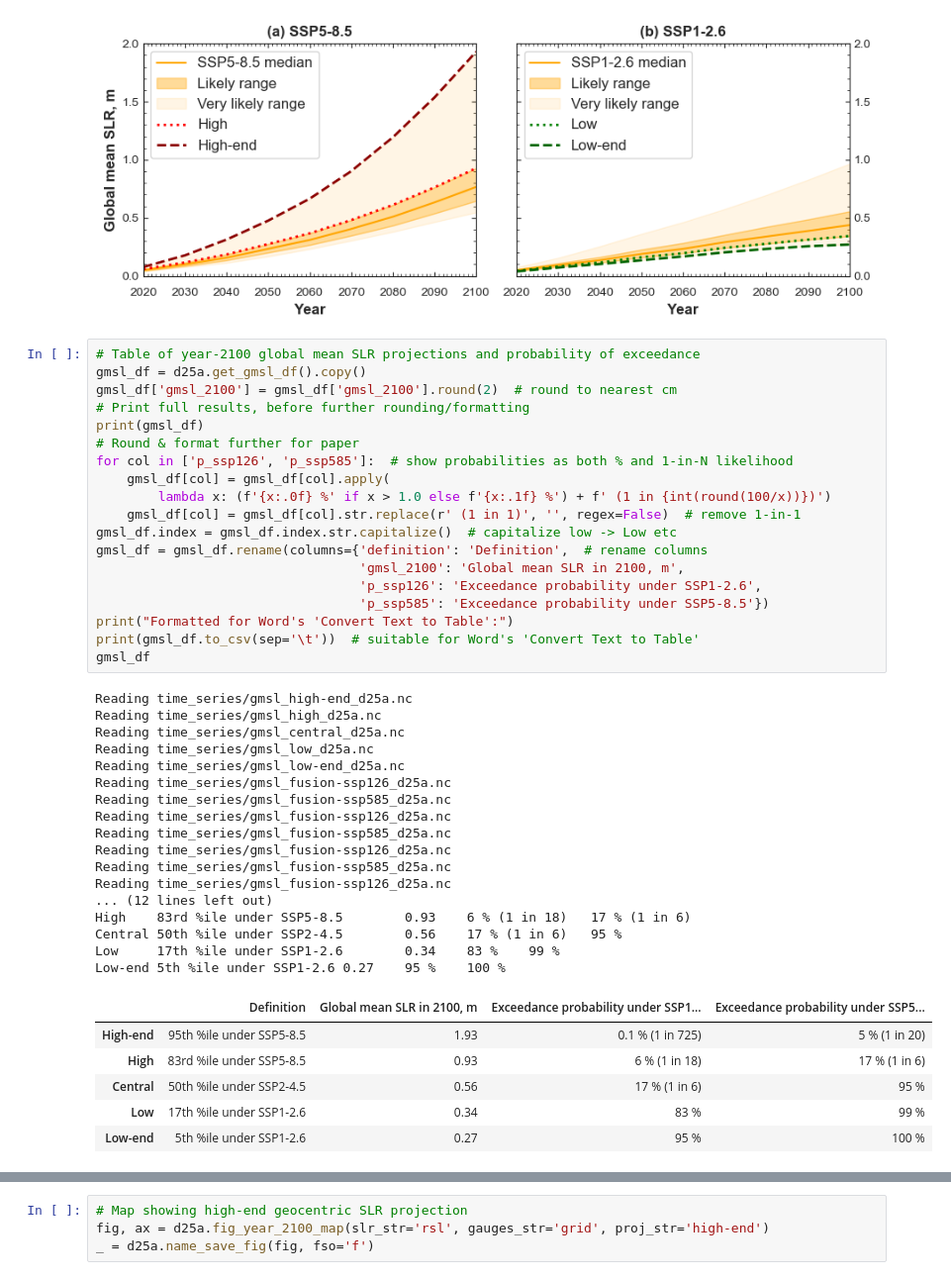
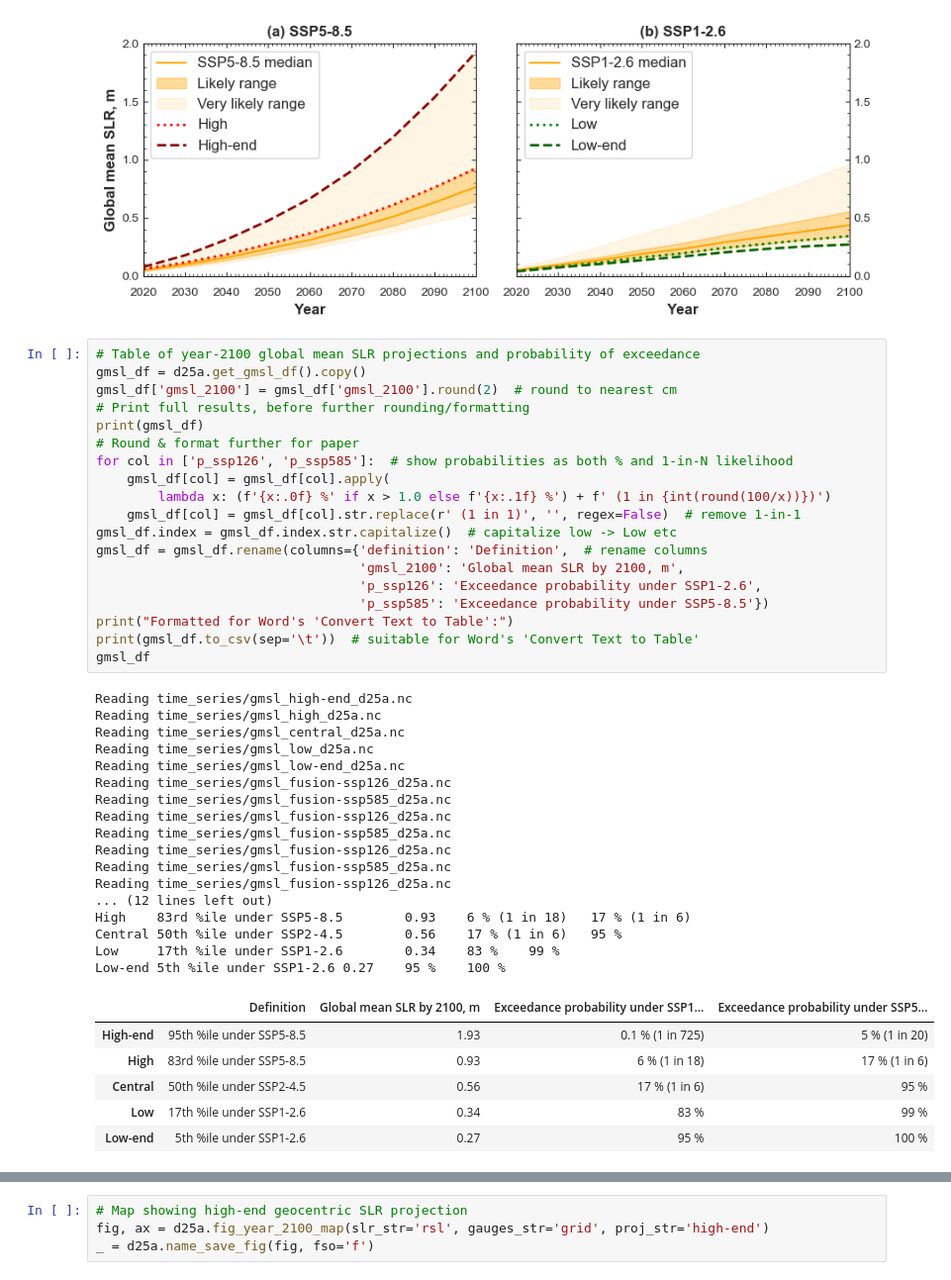
Before and after one commit to grandey/d25a-rsl-fusion, a Jupyter notebook: figs_d25a.ipynb, the cells around one changed output, grey strips where cells are left out. Shown at 99% size. Saved outputs shown, nothing was run; the diff lists cells and outputs as text.

```diff
--- a/figs_d25a.ipynb
+++ b/figs_d25a.ipynb
@@ -57,35 +57,35 @@ print(gmsl_df)
 # Round & format further for paper
 for col in ['p_ssp126', 'p_ssp585']:  # show probabilities as both % and 1-in-N likelihood
     gmsl_df[col] = gmsl_df[col].apply(
         lambda x: (f'{x:.0f} %' if x > 1.0 else f'{x:.1f} %') + f' (1 in {int(round(100/x))})')
     gmsl_df[col] = gmsl_df[col].str.replace(r' (1 in 1)', '', regex=False)  # remove 1-in-1
 gmsl_df.index = gmsl_df.index.str.capitalize()  # capitalize low -> Low etc
 gmsl_df = gmsl_df.rename(columns={'definition': 'Definition',  # rename columns
-                                  'gmsl_2100': 'Global mean SLR in 2100, m',
+                                  'gmsl_2100': 'Global mean SLR by 2100, m',
                                   'p_ssp126': 'Exceedance probability under SSP1-2.6',
                                   'p_ssp585': 'Exceedance probability under SSP5-8.5'})
 print("Formatted for Word's 'Convert Text to Table':")
 print(gmsl_df.to_csv(sep='\t'))  # suitable for Word's 'Convert Text to Table'
 gmsl_df
 # %% [output]
 Reading time_series/gmsl_high-end_d25a.nc
 Reading time_series/gmsl_high_d25a.nc
 Reading time_series/gmsl_central_d25a.nc
 Reading time_series/gmsl_low_d25a.nc
 Reading time_series/gmsl_low-end_d25a.nc
 Reading time_series/gmsl_fusion-ssp126_d25a.nc
 Reading time_series/gmsl_fusion-ssp585_d25a.nc
 Reading time_series/gmsl_fusion-ssp126_d25a.nc
 Reading time_series/gmsl_fusion-ssp585_d25a.nc
 Reading time_series/gmsl_fusion-ssp126_d25a.nc
 Reading time_series/gmsl_fusion-ssp585_d25a.nc
 Reading time_series/gmsl_fusion-ssp126_d25a.nc
 ... (12 lines left out)
 High    83rd %ile under SSP5-8.5        0.93    6 % (1 in 18)   17 % (1 in 6)
 Central 50th %ile under SSP2-4.5        0.56    17 % (1 in 6)   95 %
 Low     17th %ile under SSP1-2.6        0.34    83 %    99 %
 Low-end 5th %ile under SSP1-2.6 0.27    95 %    100 %
-|  | Definition | Global mean SLR in 2100, m | Exceedance probability under SSP1... | Exceedance probability under SSP5... |
+|  | Definition | Global mean SLR by 2100, m | Exceedance probability under SSP1... | Exceedance probability under SSP5... |
 | High-end | 95th %ile under SSP5-8.5 | 1.93 | 0.1 % (1 in 725) | 5 % (1 in 20) |
 | High | 83rd %ile under SSP5-8.5 | 0.93 | 6 % (1 in 18) | 17 % (1 in 6) |
 | Central | 50th %ile under SSP2-4.5 | 0.56 | 17 % (1 in 6) | 95 % |
```
Also changed, not shown: parts of 9 cells of this notebook, 2 other files.
